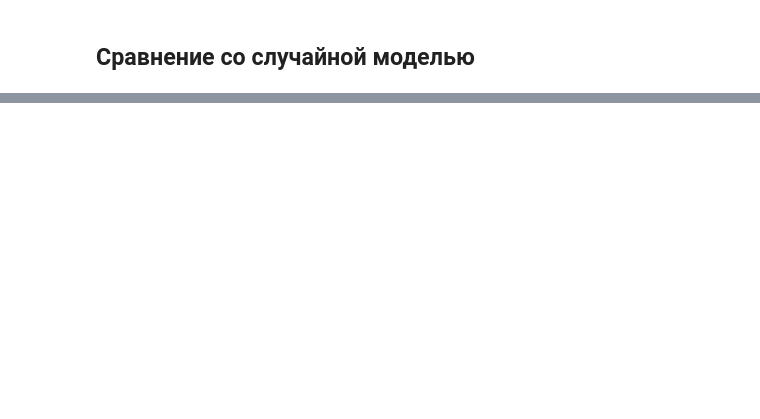
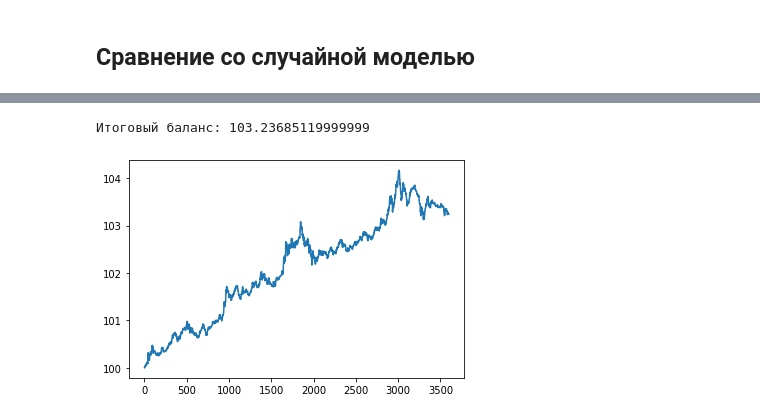
Before and after one commit to Markfryazino/Distonx, a Jupyter notebook: trash/dqn-learn.ipynb, the cells around one changed output, grey strips where cells are left out. Cells and saved outputs as stored; diff of their text form; code cells hidden in the pictures; blank space fills up the shorter version.

```diff
--- a/trash/dqn-learn.ipynb
+++ b/trash/dqn-learn.ipynb
@@ -162,0 +244,13 @@ plt.plot(range(len(balances)), balances)
+# %%
+class BtcPolicy:
+    def __init__(self):
+        pass
+    def action(self, step):
+        return 0
+
+
+btc = BtcPolicy()
+custom_driver(btc, train_env)
+# %% [output]
+Итоговый баланс: 103.23685119999999
+[figure, added]
```
Also changed, not shown: parts of 12 cells of this notebook, 2 other files.
